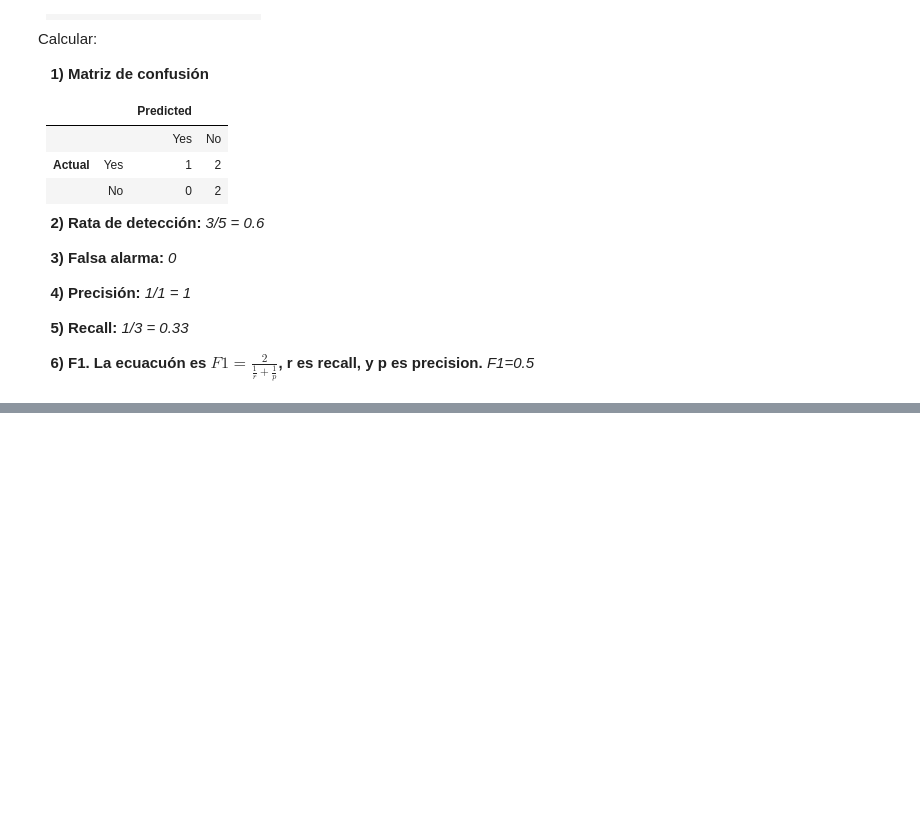
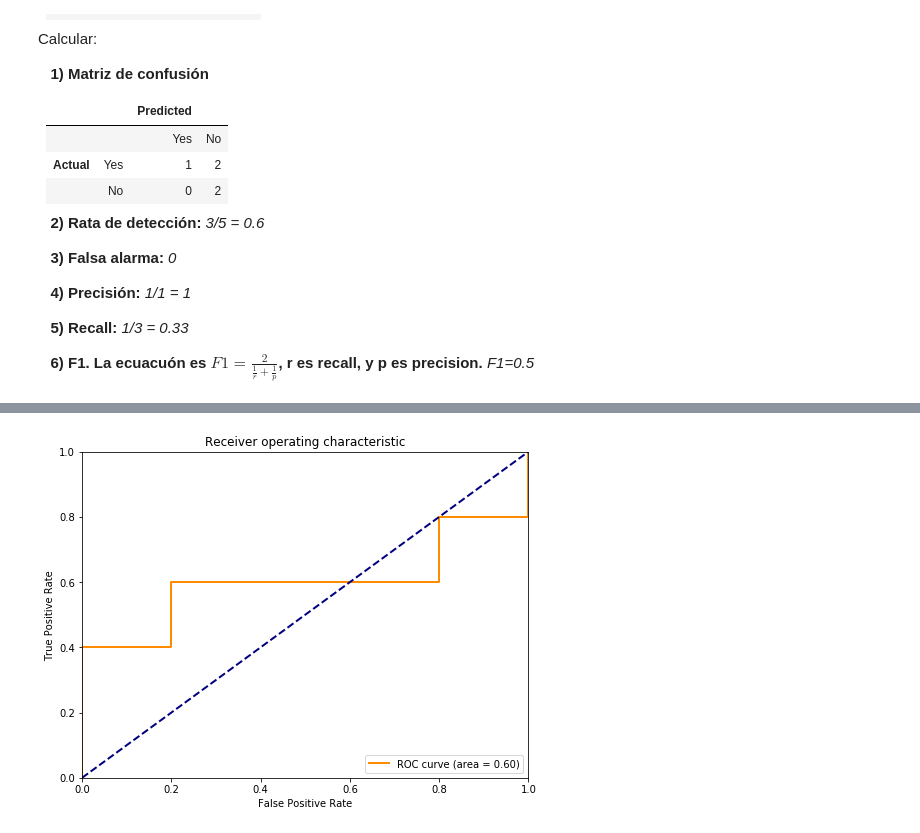
Before and after one commit to ingJSNA/dataMining2018, a Jupyter notebook: 5 Taller Clasificación.ipynb, the cells around one changed output, grey strips where cells are left out. Saved outputs shown, nothing was run; the diff lists cells and outputs as text; code cells hidden in the pictures; blank space fills up the shorter version.

Commit message:
Plot ROC

```diff
--- a/5 Taller Clasificación.ipynb
+++ b/5 Taller Clasificación.ipynb
@@ -227,0 +237,17 @@ Calcular:
+# %%
+data = [['+', 0.25, 5, 5, 0, 0],
+        ['-', 0.43, 4, 5, 0, 1],
+        ['+', 0.53, 4, 4, 1, 1],
+        ['-', 0.76, 3, 4, 1, 2],
+        ['-', 0.85, 3, 3, 2, 2],
+        ['-', 0.85, 3, 2, 3, 2],
+        ['+', 0.85, 3, 1, 4, 2],
+        ['-', 0.87, 2, 1, 4, 3],
+        ['+', 0.93, 2, 0, 5, 3],
+        ['+', 0.95, 1, 0, 5, 4],
+        [None, 1.00, 0, 0, 5, 5]]
+
+df = pd.DataFrame(data, index=range(1, len(data)+1), columns=['clase', 'P(+|x)', 'TP', 'FP', 'TN', 'FN']).fillna("")
+df['TPR'] = df['TP'] / (df['TP']+df['FN'])
+df['FPR'] = df['FP'] / (df['TN']+df['FP'])
+df
@@ -227,0 +267,22 @@ Calcular:
+# %%
+import matplotlib.pyplot as plt
+from sklearn.metrics import roc_curve, auc
+
+fpr = df['FPR']
+tpr = df['TPR']
+roc_auc = auc(fpr, tpr)
+
+plt.figure(figsize=(8, 6))
+lw = 2
+plt.plot(fpr, tpr, color='darkorange',
+         lw=lw, label='ROC curve (area = {:0.2f})'.format(roc_auc))
+plt.plot([0, 1], [0, 1], color='navy', lw=lw, linestyle='--')
+plt.xlim([0.0, 1.0])
+plt.ylim([0.0, 1.0])
+plt.xlabel('False Positive Rate')
+plt.ylabel('True Positive Rate')
+plt.title('Receiver operating characteristic')
+plt.legend(loc="lower right")
+plt.show()
+# %% [output]
+[figure, added]
```
Also changed, not shown: parts of 2 cells of this notebook.
